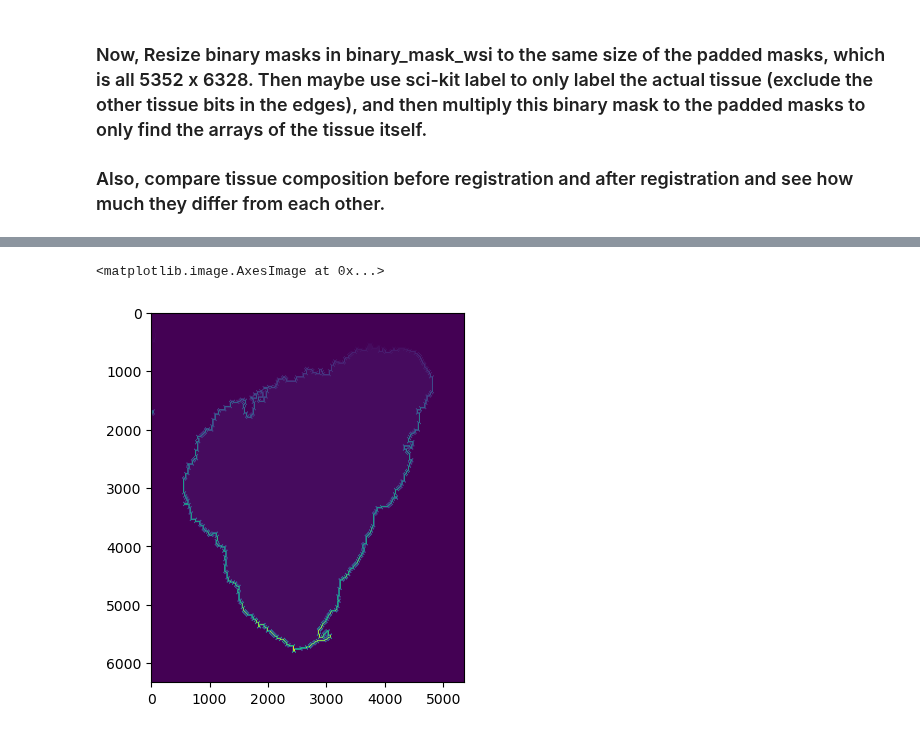
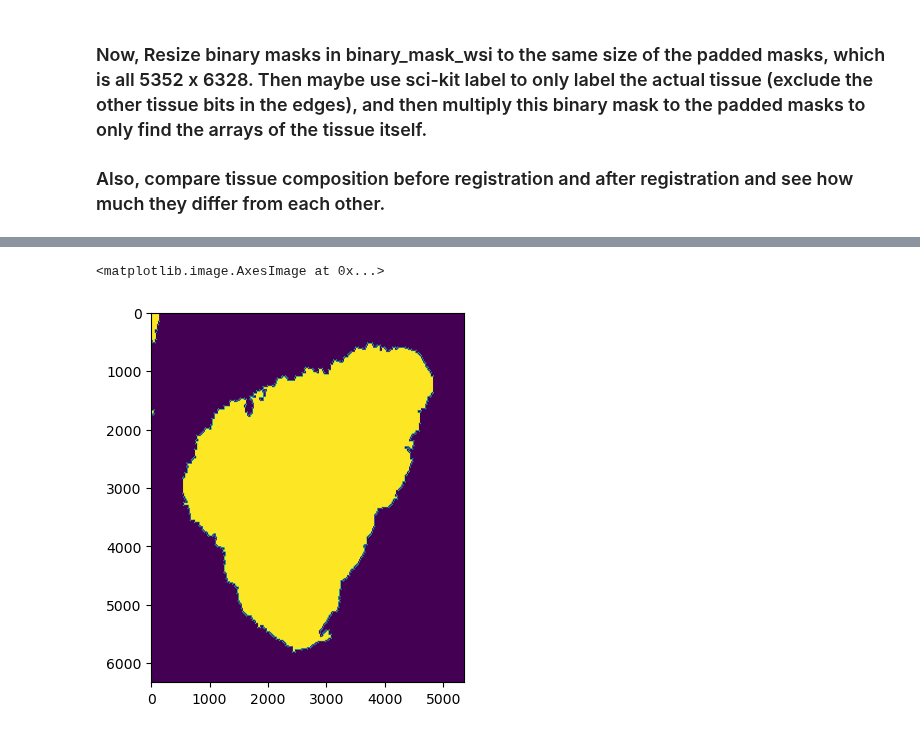
Before and after one commit to Wirtz-Lab/wsi_analysis, a Jupyter notebook: kevin/wsi2imcrop.ipynb, the cells around one changed output, grey strips where cells are left out. Cells and saved outputs as stored; diff of their text form; code cells hidden in the pictures.

```diff
--- a/kevin/wsi2imcrop.ipynb
+++ b/kevin/wsi2imcrop.ipynb
@@ -106,11 +87,8 @@ for i in range(len(binary_mask_files_name)):
 # %%
 bw = Image.open(os.path.join(im_binary_mask_resized_src,binary_mask_files_name[0]))
-labeledbw = label(np.array(bw))
-plt.imshow(labeledbw)
-# target_tissue = 3
-# bwtarget = labeledbw == target_tissue
-#
-# ind = np.argwhere(bwtarget)
+ra_bw = np.array(bw)
+ra_bw = ra_bw>0
+plt.imshow(ra_bw)
 # %% [output]
 <matplotlib.image.AxesImage at 0x...>
-[figure, old version]
+[figure, new version]
```
Also changed, not shown: parts of 9 cells of this notebook.
